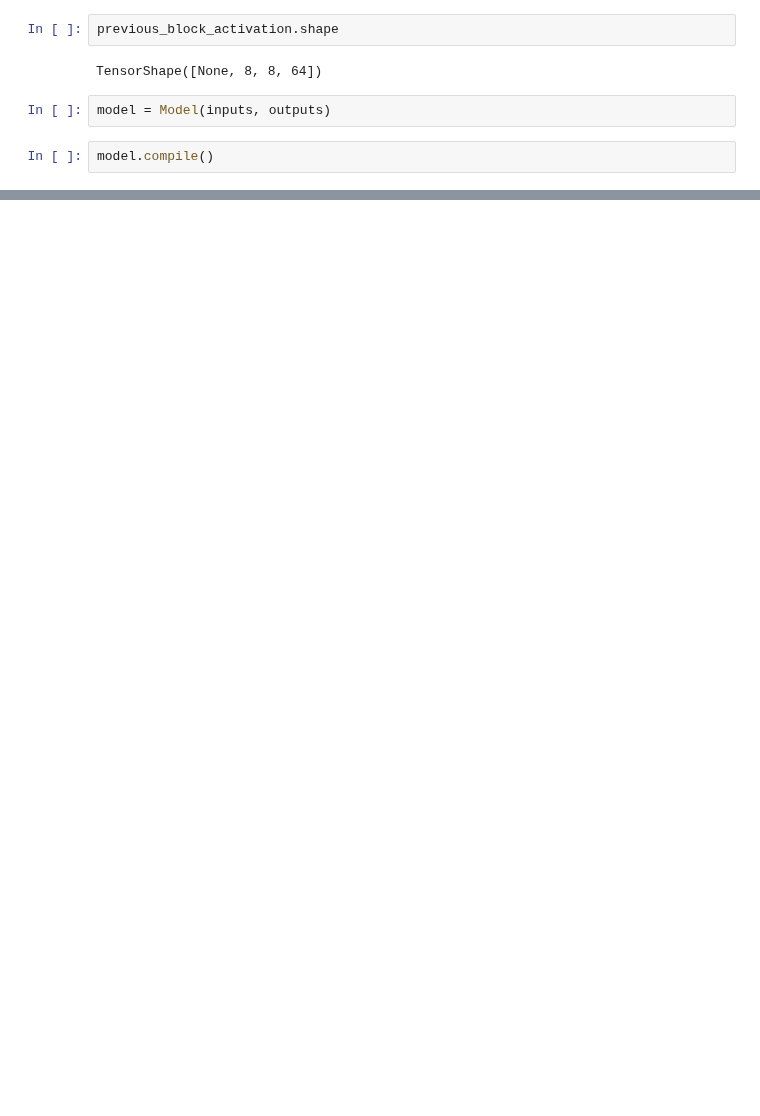
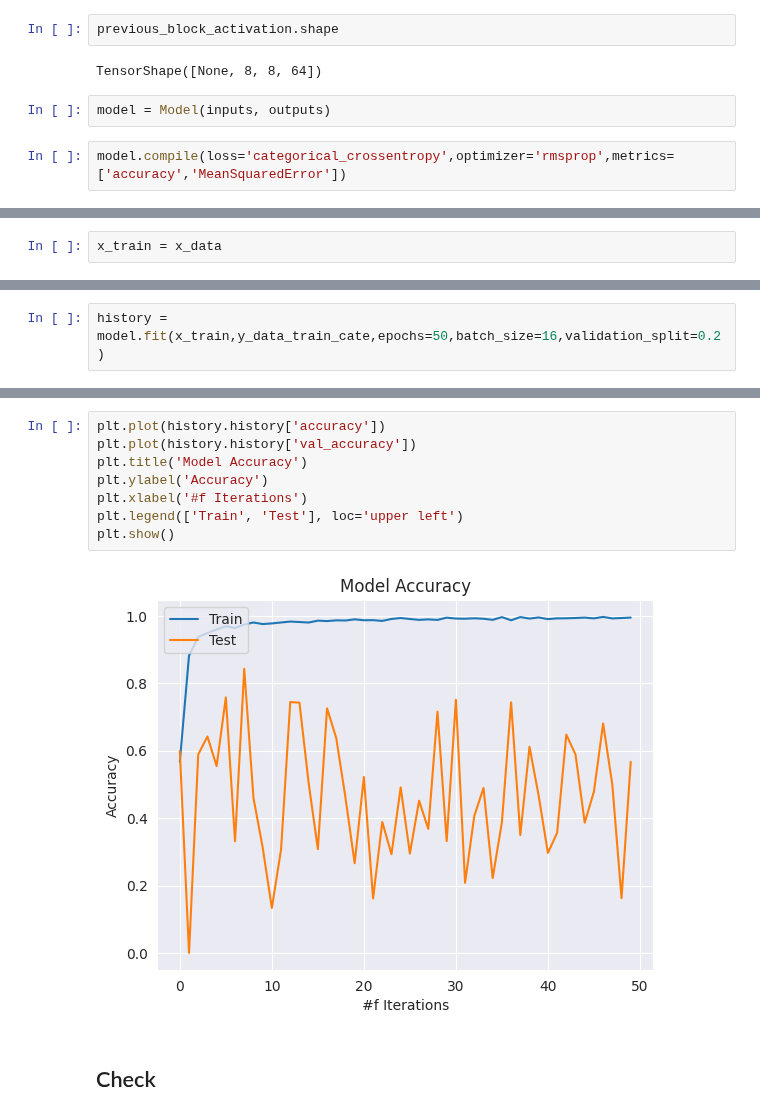
Before and after one commit to angpysha/Satellite_Imagery_Analysis, a Jupyter notebook: Classification/2d_way_2.ipynb, the cells around one changed output, grey strips where cells are left out. Saved outputs shown, nothing was run; the diff lists cells and outputs as text; blank space fills up the shorter version.

```diff
--- a/Classification/2d_way_2.ipynb
+++ b/Classification/2d_way_2.ipynb
@@ -160,8 +210,8 @@ previous_block_activation.shape
 TensorShape([None, 8, 8, 64])
 # %%
 model = Model(inputs, outputs)
-# %%
-model.compile()
+# %%
+model.compile(loss='categorical_crossentropy',optimizer='rmsprop',metrics=['accuracy','MeanSquaredError'])
 # %%
 model.summary()
 # %% [output]
@@ -184,0 +237,2 @@ ________________________________________________________________________________
+# %%
+x_train = x_data
@@ -184,0 +264,2 @@ ________________________________________________________________________________
+# %%
+history = model.fit(x_train,y_data_train_cate,epochs=50,batch_size=16,validation_split=0.2)
@@ -184,0 +284,12 @@ ________________________________________________________________________________
+# %%
+plt.plot(history.history['accuracy'])
+plt.plot(history.history['val_accuracy'])
+plt.title('Model Accuracy')
+plt.ylabel('Accuracy')
+plt.xlabel('#f Iterations')
+plt.legend(['Train', 'Test'], loc='upper left')
+plt.show()
+# %% [output]
+[figure, added]
+# %% [markdown]
+## Check
```
Also changed, not shown: parts of 38 cells of this notebook.
